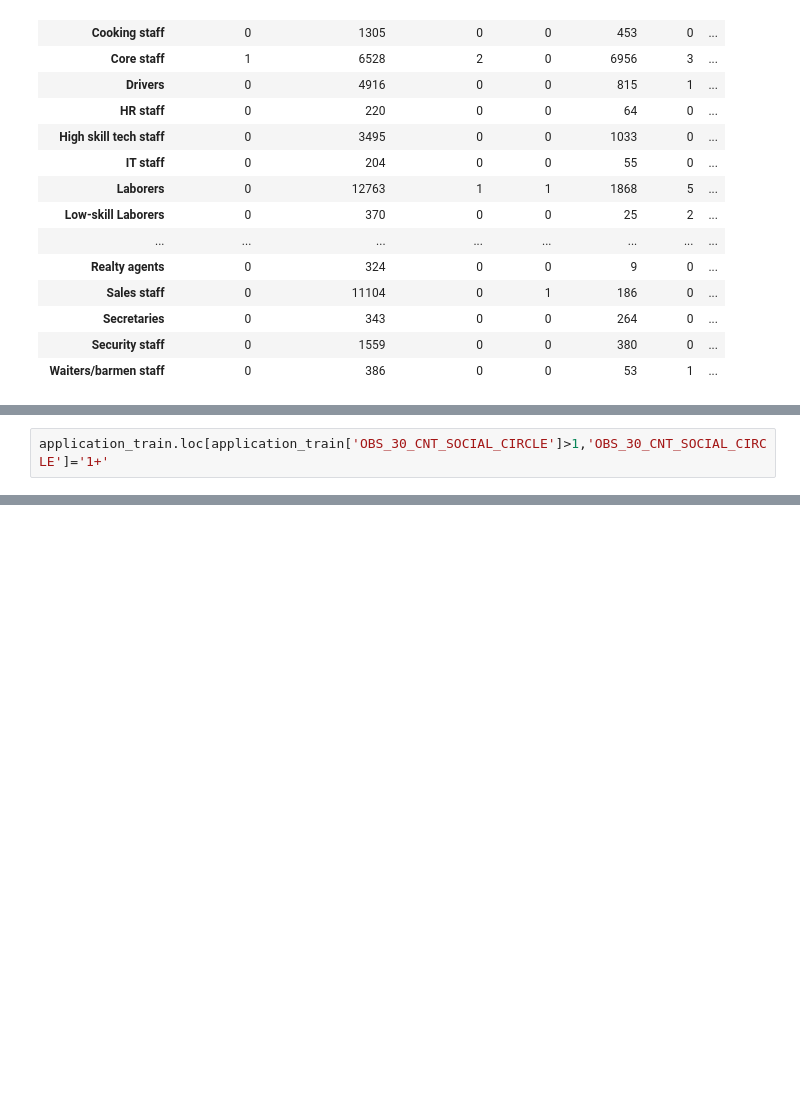
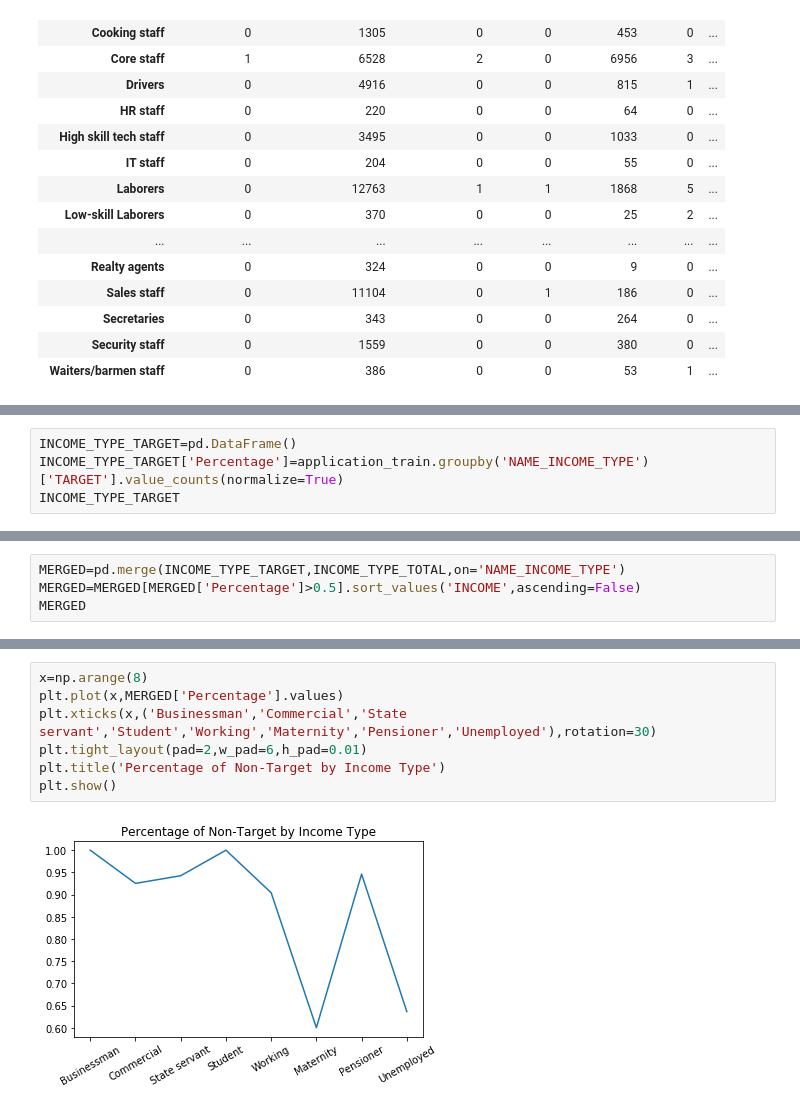
Before and after one commit to reneeyueminniu/Home_Credit_Analysis, a Jupyter notebook: Home_credit.ipynb, the cells around one changed output, grey strips where cells are left out. Drawn from its saved outputs; the diff is of its cells as text; blank space fills up the shorter version.

```diff
--- a/Home_credit.ipynb
+++ b/Home_credit.ipynb
@@ -157,2 +167,0 @@ sns.countplot(application_train['OBS_30_CNT_SOCIAL_CIRCLE'])
-# %%
-application_train.loc[application_train['OBS_30_CNT_SOCIAL_CIRCLE']>1,'OBS_30_CNT_SOCIAL_CIRCLE']='1+'
@@ -174,0 +168,4 @@ plt.hist(application_train['AMT_INCOME_TOTAL'])
+# %%
+INCOME_TYPE_TARGET=pd.DataFrame()
+INCOME_TYPE_TARGET['Percentage']=application_train.groupby('NAME_INCOME_TYPE')['TARGET'].value_counts(normalize=True)
+INCOME_TYPE_TARGET
@@ -174,0 +189,4 @@ plt.hist(application_train['AMT_INCOME_TOTAL'])
+# %%
+MERGED=pd.merge(INCOME_TYPE_TARGET,INCOME_TYPE_TOTAL,on='NAME_INCOME_TYPE')
+MERGED=MERGED[MERGED['Percentage']>0.5].sort_values('INCOME',ascending=False)
+MERGED
@@ -174,0 +204,9 @@ plt.hist(application_train['AMT_INCOME_TOTAL'])
+# %%
+x=np.arange(8)
+plt.plot(x,MERGED['Percentage'].values)
+plt.xticks(x,('Businessman','Commercial','State servant','Student','Working','Maternity','Pensioner','Unemployed'),rotation=30)
+plt.tight_layout(pad=2,w_pad=6,h_pad=0.01)
+plt.title('Percentage of Non-Target by Income Type')
+plt.show()
+# %% [output]
+[figure, added]
```
Also changed, not shown: parts of 29 cells of this notebook.
